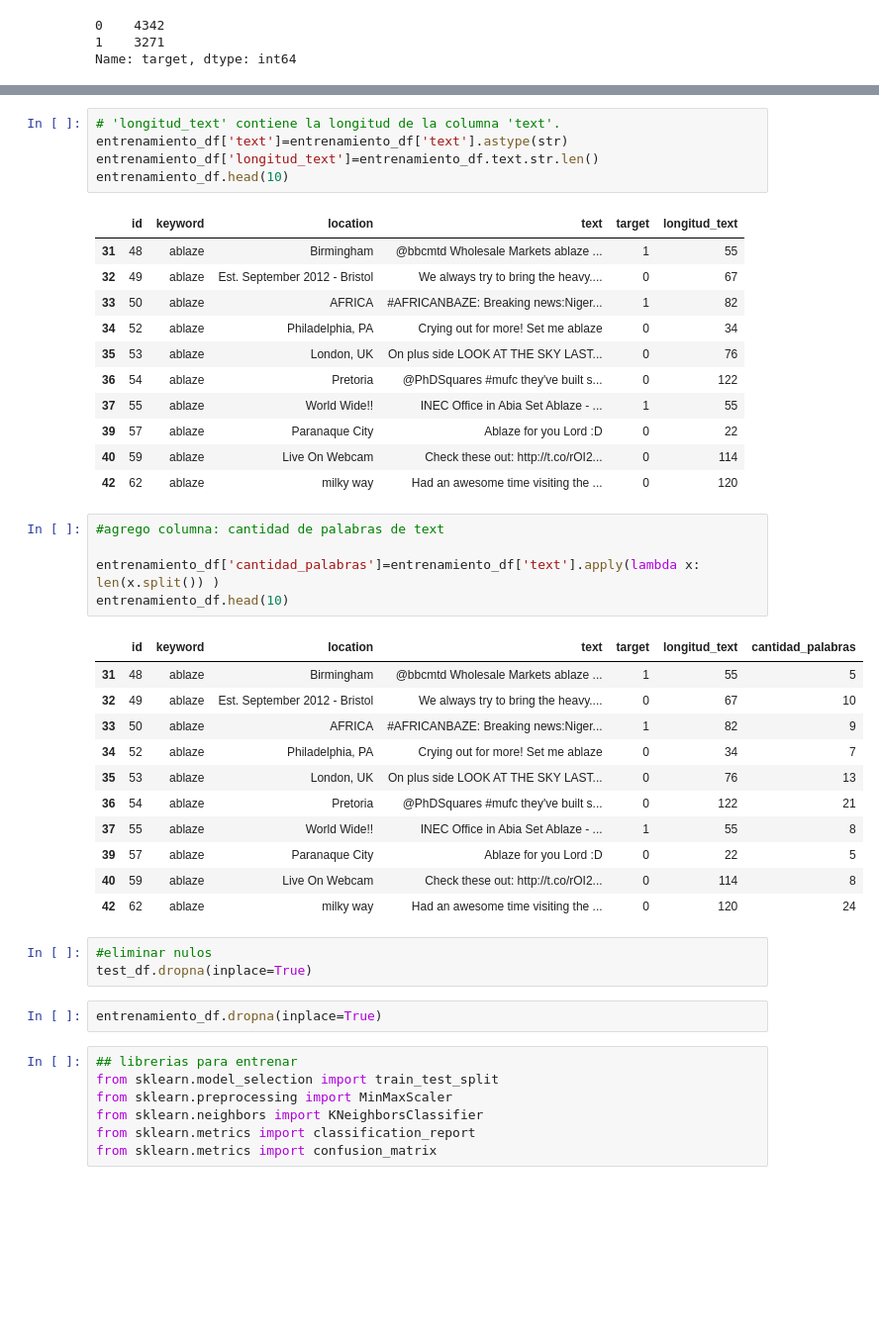
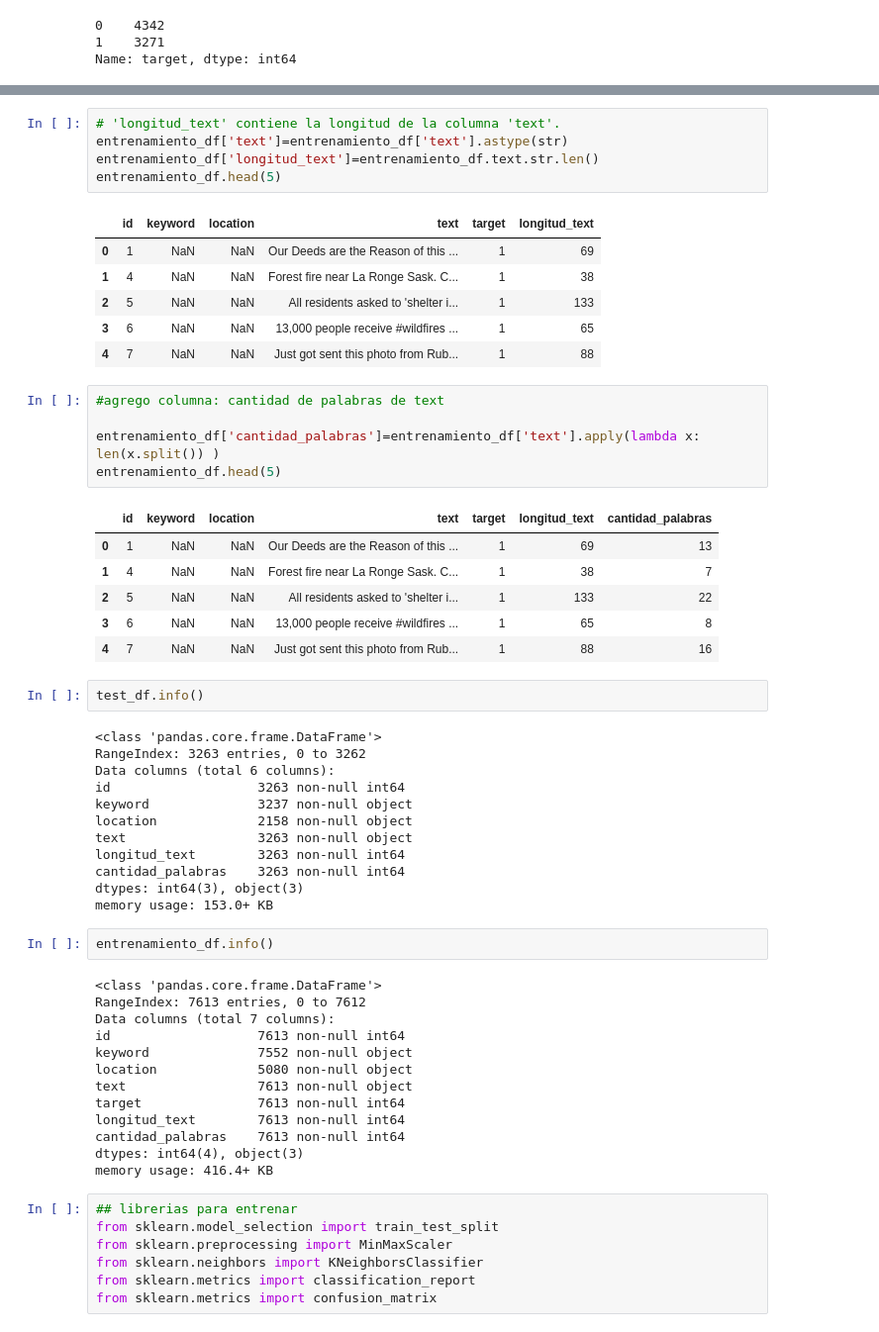
Before and after one commit to gastonfiuba/TP1Orga, a Jupyter notebook: TP2_Orga_De_Datos/prueba.ipynb, the cells around one changed output, grey strips where cells are left out. Shown: that part at 99% size. Cells and saved outputs as stored; diff of their text form; blank space fills up the shorter version.

```diff
--- a/TP2_Orga_De_Datos/prueba.ipynb
+++ b/TP2_Orga_De_Datos/prueba.ipynb
@@ -218,41 +203,55 @@ test_df.head(10)
 # 'longitud_text' contiene la longitud de la columna 'text'.
 entrenamiento_df['text']=entrenamiento_df['text'].astype(str)
 entrenamiento_df['longitud_text']=entrenamiento_df.text.str.len()
-entrenamiento_df.head(10)
+entrenamiento_df.head(5)
 # %% [output]
 |  | id | keyword | location | text | target | longitud_text |
-| 31 | 48 | ablaze | Birmingham | @bbcmtd Wholesale Markets ablaze ... | 1 | 55 |
-| 32 | 49 | ablaze | Est. September 2012 - Bristol | We always try to bring the heavy.... | 0 | 67 |
-| 33 | 50 | ablaze | AFRICA | #AFRICANBAZE: Breaking news:Niger... | 1 | 82 |
-| 34 | 52 | ablaze | Philadelphia, PA | Crying out for more! Set me ablaze | 0 | 34 |
-| 35 | 53 | ablaze | London, UK | On plus side LOOK AT THE SKY LAST... | 0 | 76 |
-| 36 | 54 | ablaze | Pretoria | @PhDSquares #mufc they've built s... | 0 | 122 |
-| 37 | 55 | ablaze | World Wide!! | INEC Office in Abia Set Ablaze - ... | 1 | 55 |
-| 39 | 57 | ablaze | Paranaque City | Ablaze for you Lord :D | 0 | 22 |
-| 40 | 59 | ablaze | Live On Webcam | Check these out: http://t.co/rOI2... | 0 | 114 |
-| 42 | 62 | ablaze | milky way | Had an awesome time visiting the ... | 0 | 120 |
+| 0 | 1 | NaN | NaN | Our Deeds are the Reason of this ... | 1 | 69 |
+| 1 | 4 | NaN | NaN | Forest fire near La Ronge Sask. C... | 1 | 38 |
+| 2 | 5 | NaN | NaN | All residents asked to 'shelter i... | 1 | 133 |
+| 3 | 6 | NaN | NaN | 13,000 people receive #wildfires ... | 1 | 65 |
+| 4 | 7 | NaN | NaN | Just got sent this photo from Rub... | 1 | 88 |
 # %%
 #agrego columna: cantidad de palabras de text
 
 entrenamiento_df['cantidad_palabras']=entrenamiento_df['text'].apply(lambda x: len(x.split()) )
-entrenamiento_df.head(10)
+entrenamiento_df.head(5)
 # %% [output]
 |  | id | keyword | location | text | target | longitud_text | cantidad_palabras |
-| 31 | 48 | ablaze | Birmingham | @bbcmtd Wholesale Markets ablaze ... | 1 | 55 | 5 |
-| 32 | 49 | ablaze | Est. September 2012 - Bristol | We always try to bring the heavy.... | 0 | 67 | 10 |
-| 33 | 50 | ablaze | AFRICA | #AFRICANBAZE: Breaking news:Niger... | 1 | 82 | 9 |
-| 34 | 52 | ablaze | Philadelphia, PA | Crying out for more! Set me ablaze | 0 | 34 | 7 |
-| 35 | 53 | ablaze | London, UK | On plus side LOOK AT THE SKY LAST... | 0 | 76 | 13 |
-| 36 | 54 | ablaze | Pretoria | @PhDSquares #mufc they've built s... | 0 | 122 | 21 |
-| 37 | 55 | ablaze | World Wide!! | INEC Office in Abia Set Ablaze - ... | 1 | 55 | 8 |
-| 39 | 57 | ablaze | Paranaque City | Ablaze for you Lord :D | 0 | 22 | 5 |
-| 40 | 59 | ablaze | Live On Webcam | Check these out: http://t.co/rOI2... | 0 | 114 | 8 |
-| 42 | 62 | ablaze | milky way | Had an awesome time visiting the ... | 0 | 120 | 24 |
+| 0 | 1 | NaN | NaN | Our Deeds are the Reason of this ... | 1 | 69 | 13 |
+| 1 | 4 | NaN | NaN | Forest fire near La Ronge Sask. C... | 1 | 38 | 7 |
+| 2 | 5 | NaN | NaN | All residents asked to 'shelter i... | 1 | 133 | 22 |
+| 3 | 6 | NaN | NaN | 13,000 people receive #wildfires ... | 1 | 65 | 8 |
+| 4 | 7 | NaN | NaN | Just got sent this photo from Rub... | 1 | 88 | 16 |
-# %%
-#eliminar nulos
-test_df.dropna(inplace=True)
-# %%
-entrenamiento_df.dropna(inplace=True)
+# %%
+test_df.info()
+# %% [output]
+<class 'pandas.core.frame.DataFrame'>
+RangeIndex: 3263 entries, 0 to 3262
+Data columns (total 6 columns):
+id                   3263 non-null int64
+keyword              3237 non-null object
+location             2158 non-null object
+text                 3263 non-null object
+longitud_text        3263 non-null int64
+cantidad_palabras    3263 non-null int64
+dtypes: int64(3), object(3)
+memory usage: 153.0+ KB
+# %%
+entrenamiento_df.info()
+# %% [output]
+<class 'pandas.core.frame.DataFrame'>
+RangeIndex: 7613 entries, 0 to 7612
+Data columns (total 7 columns):
+id                   7613 non-null int64
+keyword              7552 non-null object
+location             5080 non-null object
+text                 7613 non-null object
+target               7613 non-null int64
+longitud_text        7613 non-null int64
+cantidad_palabras    7613 non-null int64
+dtypes: int64(4), object(3)
+memory usage: 416.4+ KB
 # %%
 ## librerias para entrenar
 from sklearn.model_selection import train_test_split
```
Also changed, not shown: parts of 18 cells of this notebook, 1 other file.
